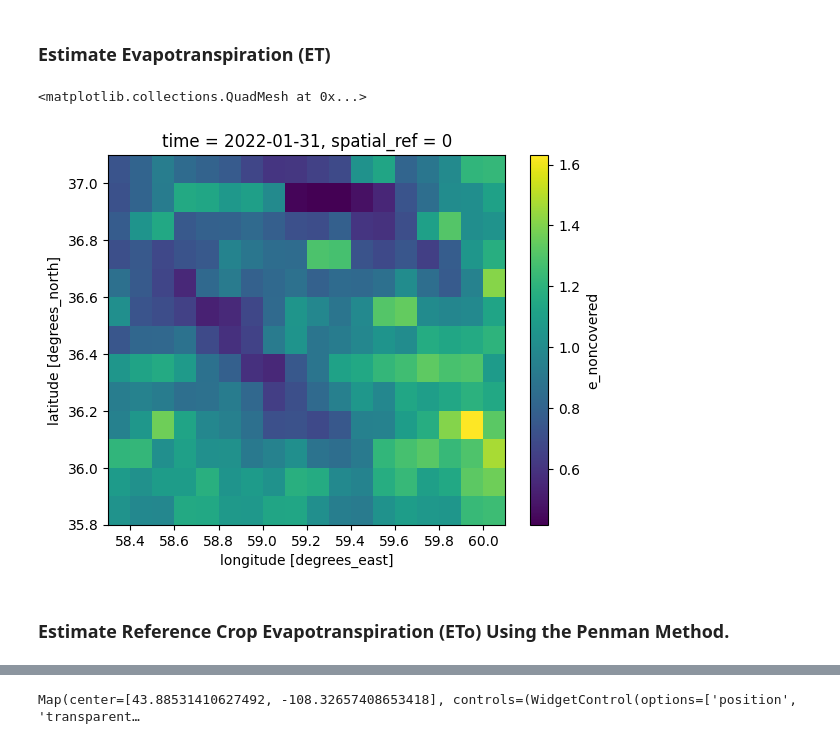
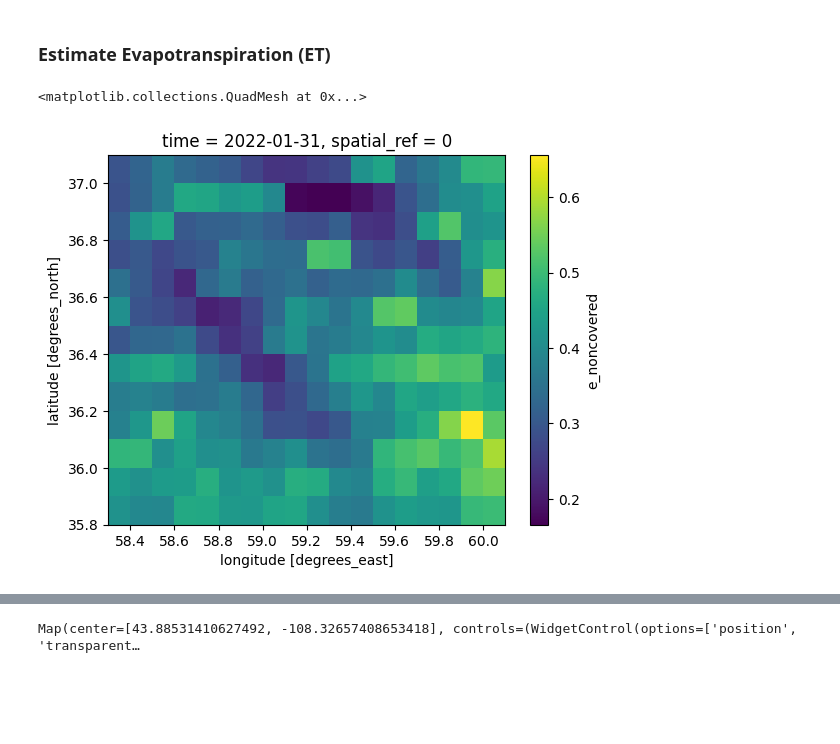
Before and after one commit to mahdi98mnm/WaterBalance_new, a Jupyter notebook: notebook/ET.ipynb, the cells around one changed output, grey strips where cells are left out. Saved outputs shown, nothing was run; the diff lists cells and outputs as text; code cells hidden in the pictures; blank space fills up the shorter version.

```diff
--- a/notebook/ET.ipynb
+++ b/notebook/ET.ipynb
@@ -470,51 +576,72 @@ ET_hargreaves_samani.air_temperature.plot()
 # %% [markdown]
 ### Estimate  Evapotranspiration (ET)
 # %%
+number_of_x = len(list(ET_pyet_hargreaves.lon.values.flatten()))
+number_of_y = len(list(ET_pyet_hargreaves.lat.values.flatten()))
+
+
 soil = list(xds_repr_match__soilmoisture.ssm.values.flatten())
 sub_soil = list(xds_repr_match__sub_soilmoisture.susm.values.flatten())
 soil_era = list(xds_repr_match__soil_era_evap_1.volumetric_soil_water_layer_1.values.flatten())
 wp_list = list(map(lambda dict: dict['b10'], list_wp))
 fc_list = list(map(lambda dict: dict['b10'], list_fc))
-ET_hargreaves_list = list(ET_hargreaves_samani.air_temperature.values.flatten())
-number_of_x = 18
-number_of_y = 13
+ET_hargreaves_list = list(ET_pyet_hargreaves.Hargreaves.values.flatten())
 
-moisture_reduction = list(map(lambda x, y, z: moisture_reduction_function(soil_wetness_in_previous_step = x ,permanent_wilting_point_wet = y,field_capacity_wet = z,soil_depth = 100), soil, wp_list, fc_list))
+
+
+moisture_reduction = list(map(lambda x, y, z: moisture_reduction_function(
+    soil_wetness_in_previous_step = x,
+    permanent_wilting_point_wet = y,
+    field_capacity_wet = z,
+    soil_depth = 100), soil, wp_list, fc_list))
 
 moisture_reduction_adjusted = list(map(lambda x: 0 if x < 0 else x, moisture_reduction))
 
 
 
-ET_ca = list(map(lambda x, y : ActualEvapotranspiration.et_covered(moisture_reduction_function = x, crop_coefficient = 0.5, crop_cover = 0.4, reference_crop_evapotranspiration = y),moisture_reduction_adjusted, ET_hargreaves_list))
+ET_ca = list(map(lambda x, y : ActualEvapotranspiration.et_covered(
+    moisture_reduction_function = x,
+    crop_coefficient = 0.5,
+    crop_cover = 0.4,
+    reference_crop_evapotranspiration = y),
+    moisture_reduction_adjusted, ET_hargreaves_list))
 
 
-TE = list(map(lambda x, y : available_water(permanent_wilting_point_wet = x, field_capacity_wet = y, soil_depth = 100),wp_list, fc_list))
+TE = list(map(lambda x, y : available_water(
+    permanent_wilting_point_wet = x,
+    field_capacity_wet = y,
+    soil_depth = 100),wp_list, fc_list))
 
 
 AE = 6 ## Assumption
 
-K_e = list(map(lambda x : ratio_of_actual_evaporable_water_to_total_evaporable_water(available_water = x, available_evaporable_water = AE), TE))
+K_e = list(map(lambda x : ratio_of_actual_evaporable_water_to_total_evaporable_water(
+    available_water = x,
+    available_evaporable_water = AE), TE))
 
-E_a = list(map(lambda x, y : ActualEvapotranspiration.e_noncovered(ratio_of_actual_evaporable_water_to_total_evaporable_water = x, crop_cover = 0.4, reference_crop_evapotranspiration = y), K_e, ET_hargreaves_list))
+E_a = list(map(lambda x, y : ActualEvapotranspiration.e_noncovered(
+    ratio_of_actual_evaporable_water_to_total_evaporable_water = x,
+    crop_cover = 0.4,
+    reference_crop_evapotranspiration = y), K_e, ET_hargreaves_list))
 
-ET_a = list(map(lambda x, y : ActualEvapotranspiration.et_QDWB(evaporation_noncovered_areas = x, evapotranspiration_covered_areas = y), E_a, ET_ca))
+ET_a = list(map(lambda x, y : ActualEvapotranspiration.et_QDWB(
+    evaporation_noncovered_areas = x,
+    evapotranspiration_covered_areas = y), E_a, ET_ca))
 
 ET_ca_array = np.array(ET_ca)
 E_a_array = np.array(E_a)
 ET_a_array = np.array(ET_a)
 
 ET_ca_array = ET_ca_array.reshape(1,number_of_y,number_of_x)
 E_a_array = E_a_array.reshape(1,number_of_y,number_of_x)
 ET_a_array = ET_a_array.reshape(1,number_of_y,number_of_x)
 
 
 ds_array = tmin_renamed.assign(et_covered=(['time', 'y', 'x'], ET_ca_array))
 ds_array_1 = ds_array.assign(e_noncovered=(['time', 'y', 'x'], E_a_array))
 ds_array_2 = ds_array_1.assign(et_total=(['time', 'y', 'x'], ET_a_array))
 
 ds_array_2.e_noncovered.plot()
 # %% [output]
 <matplotlib.collections.QuadMesh at 0x...>
-[figure, old version]
+[figure, new version]
-# %% [markdown]
-### Estimate Reference Crop Evapotranspiration (ETo) Using the Penman Method.
```
Also changed, not shown: parts of 30 cells of this notebook.
